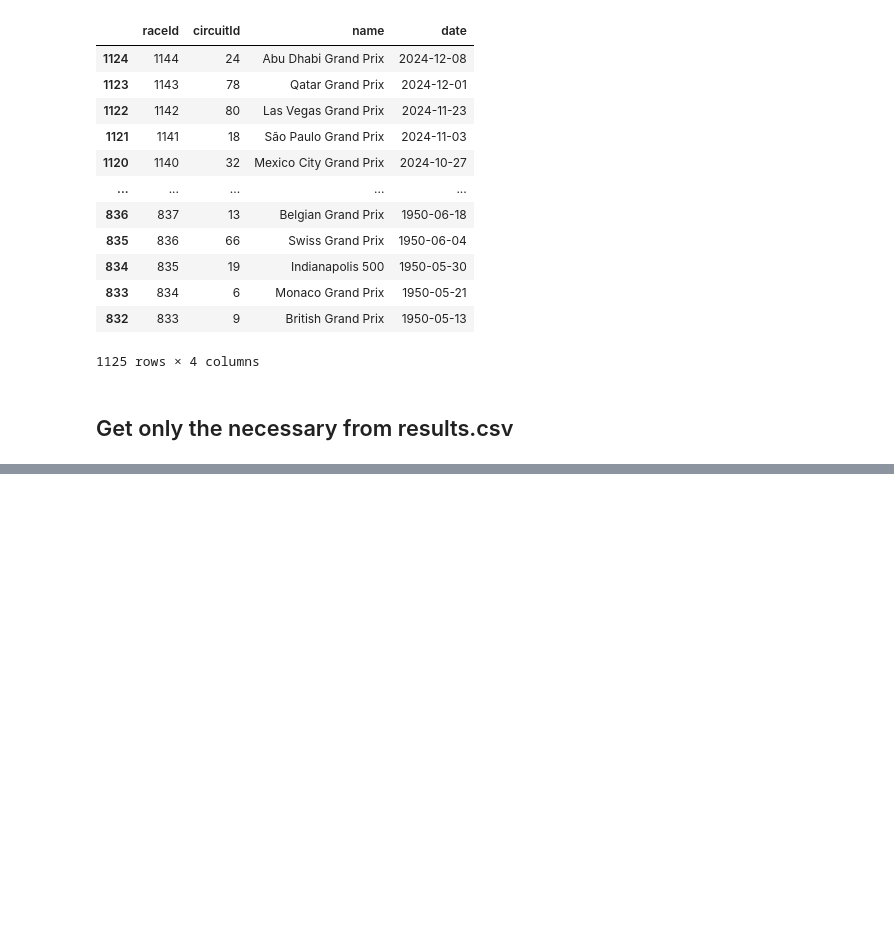
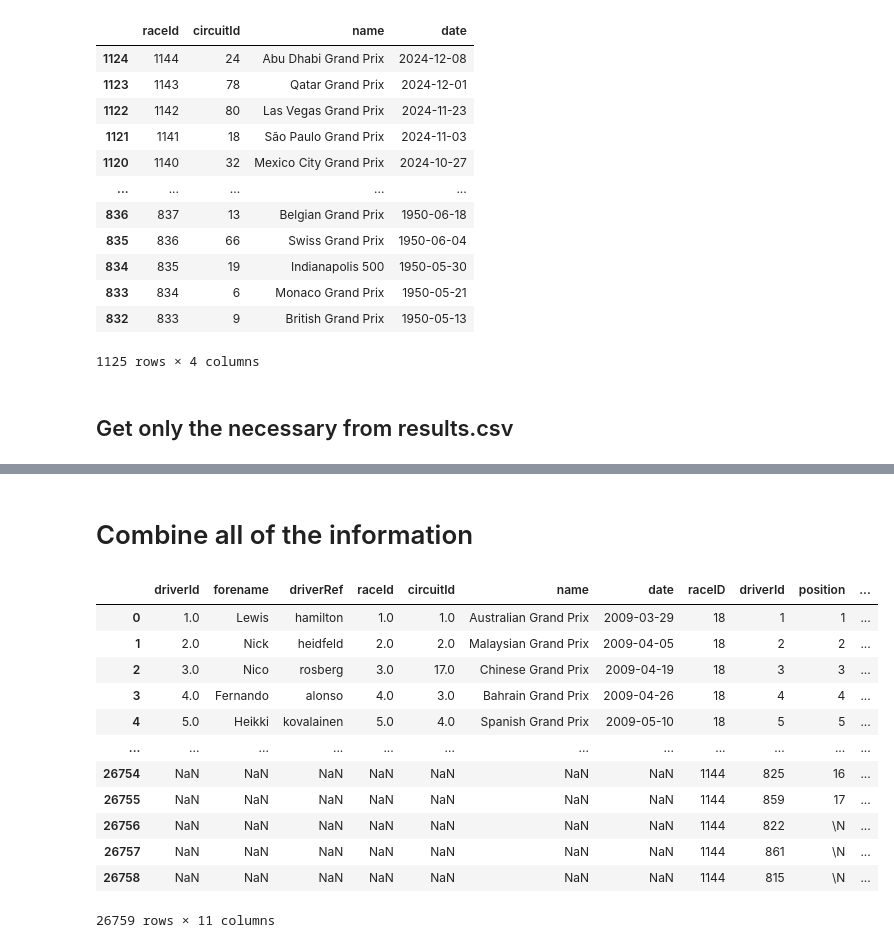
Before and after one commit to ThalesMelo1/Analyses-F1-2024, a Jupyter notebook: Desafios/F1/Formula.ipynb, the cells around one changed output, grey strips where cells are left out. Saved outputs shown, nothing was run; the diff lists cells and outputs as text; code cells hidden in the pictures; blank space fills up the shorter version.

```diff
--- a/Desafios/F1/Formula.ipynb
+++ b/Desafios/F1/Formula.ipynb
@@ -84,0 +101,4 @@ Races
+# %%
+Results = ResultsDF[['raceId', 'driverId', 'position', 'constructorId']]
+Results.rename(columns= {'raceId' : 'raceID'}, inplace = True)
+Results
@@ -84,0 +123,20 @@ Races
+# %% [markdown]
+# Combine all of the information
+# %%
+All = pd.concat([Drivers, Races, Results], axis=1)
+# %%
+All
+# %% [output]
+|  | driverId | forename | driverRef | raceId | circuitId | name | date | raceID | driverId | position | ... |
+| 0 | 1.0 | Lewis | hamilton | 1.0 | 1.0 | Australian Grand Prix | 2009-03-29 | 18 | 1 | 1 | ... |
+| 1 | 2.0 | Nick | heidfeld | 2.0 | 2.0 | Malaysian Grand Prix | 2009-04-05 | 18 | 2 | 2 | ... |
+| 2 | 3.0 | Nico | rosberg | 3.0 | 17.0 | Chinese Grand Prix | 2009-04-19 | 18 | 3 | 3 | ... |
+| 3 | 4.0 | Fernando | alonso | 4.0 | 3.0 | Bahrain Grand Prix | 2009-04-26 | 18 | 4 | 4 | ... |
+| 4 | 5.0 | Heikki | kovalainen | 5.0 | 4.0 | Spanish Grand Prix | 2009-05-10 | 18 | 5 | 5 | ... |
+| ... | ... | ... | ... | ... | ... | ... | ... | ... | ... | ... | ... |
+| 26754 | NaN | NaN | NaN | NaN | NaN | NaN | NaN | 1144 | 825 | 16 | ... |
+| 26755 | NaN | NaN | NaN | NaN | NaN | NaN | NaN | 1144 | 859 | 17 | ... |
+| 26756 | NaN | NaN | NaN | NaN | NaN | NaN | NaN | 1144 | 822 | \N | ... |
+| 26757 | NaN | NaN | NaN | NaN | NaN | NaN | NaN | 1144 | 861 | \N | ... |
+| 26758 | NaN | NaN | NaN | NaN | NaN | NaN | NaN | 1144 | 815 | \N | ... |
+26759 rows × 11 columns
```
Also changed, not shown: parts of 3 cells of this notebook.
